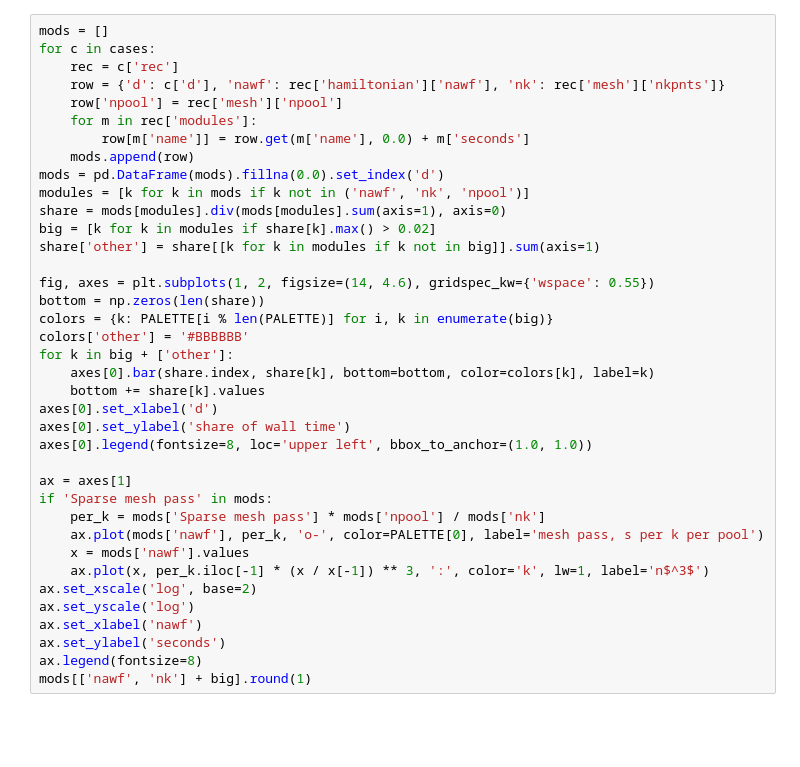
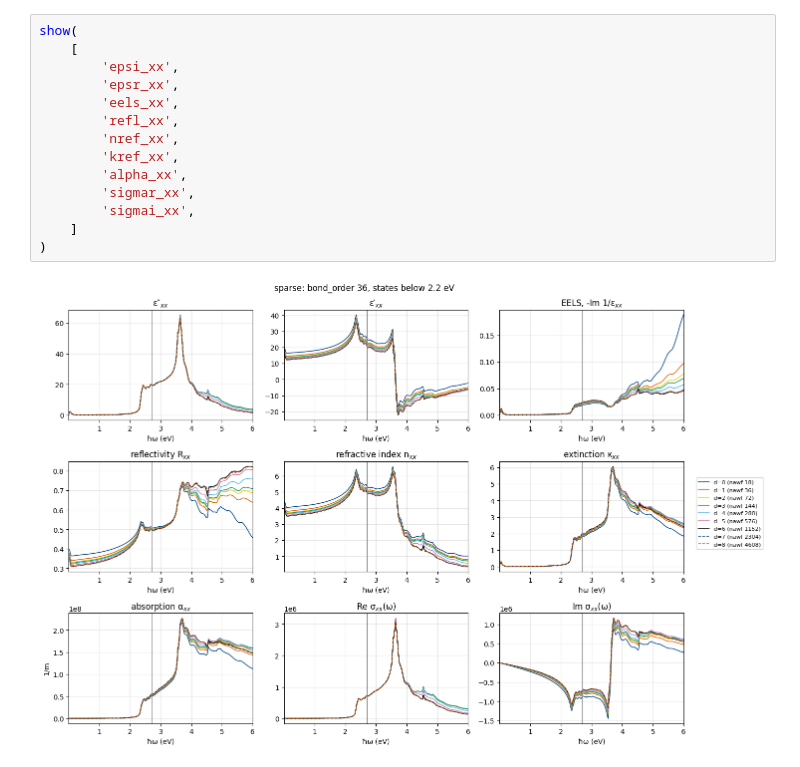
Before and after one commit to marcobn/PAOFLOW, a Jupyter notebook: benchmarks/sparse_scaling/observables.ipynb, the cells around one changed output. Drawn from its saved outputs; the diff is of its cells as text; blank space fills up the shorter version.

```diff
--- a/benchmarks/sparse_scaling/observables.ipynb
+++ b/benchmarks/sparse_scaling/observables.ipynb
@@ -201,38 +172,16 @@ n³, the total grows as n².
 # %%
-mods = []
-for c in cases:
-    rec = c['rec']
-    row = {'d': c['d'], 'nawf': rec['hamiltonian']['nawf'], 'nk': rec['mesh']['nkpnts']}
-    row['npool'] = rec['mesh']['npool']
-    for m in rec['modules']:
-        row[m['name']] = row.get(m['name'], 0.0) + m['seconds']
-    mods.append(row)
-mods = pd.DataFrame(mods).fillna(0.0).set_index('d')
-modules = [k for k in mods if k not in ('nawf', 'nk', 'npool')]
-share = mods[modules].div(mods[modules].sum(axis=1), axis=0)
-big = [k for k in modules if share[k].max() > 0.02]
-share['other'] = share[[k for k in modules if k not in big]].sum(axis=1)
-
-fig, axes = plt.subplots(1, 2, figsize=(14, 4.6), gridspec_kw={'wspace': 0.55})
-bottom = np.zeros(len(share))
-colors = {k: PALETTE[i % len(PALETTE)] for i, k in enumerate(big)}
-colors['other'] = '#BBBBBB'
-for k in big + ['other']:
-    axes[0].bar(share.index, share[k], bottom=bottom, color=colors[k], label=k)
-    bottom += share[k].values
-axes[0].set_xlabel('d')
-axes[0].set_ylabel('share of wall time')
-axes[0].legend(fontsize=8, loc='upper left', bbox_to_anchor=(1.0, 1.0))
-
-ax = axes[1]
-if 'Sparse mesh pass' in mods:
-    per_k = mods['Sparse mesh pass'] * mods['npool'] / mods['nk']
-    ax.plot(mods['nawf'], per_k, 'o-', color=PALETTE[0], label='mesh pass, s per k per pool')
-    x = mods['nawf'].values
-    ax.plot(x, per_k.iloc[-1] * (x / x[-1]) ** 3, ':', color='k', lw=1, label='n$^3$')
-ax.set_xscale('log', base=2)
-ax.set_yscale('log')
-ax.set_xlabel('nawf')
-ax.set_ylabel('seconds')
-ax.legend(fontsize=8)
-mods[['nawf', 'nk'] + big].round(1)
+show(
+    [
+        'epsi_xx',
+        'epsr_xx',
+        'eels_xx',
+        'refl_xx',
+        'nref_xx',
+        'kref_xx',
+        'alpha_xx',
+        'sigmar_xx',
+        'sigmai_xx',
+    ]
+)
+# %% [output]
+[figure, added]
```
Also changed, not shown: parts of 16 cells of this notebook, 5 other files.
